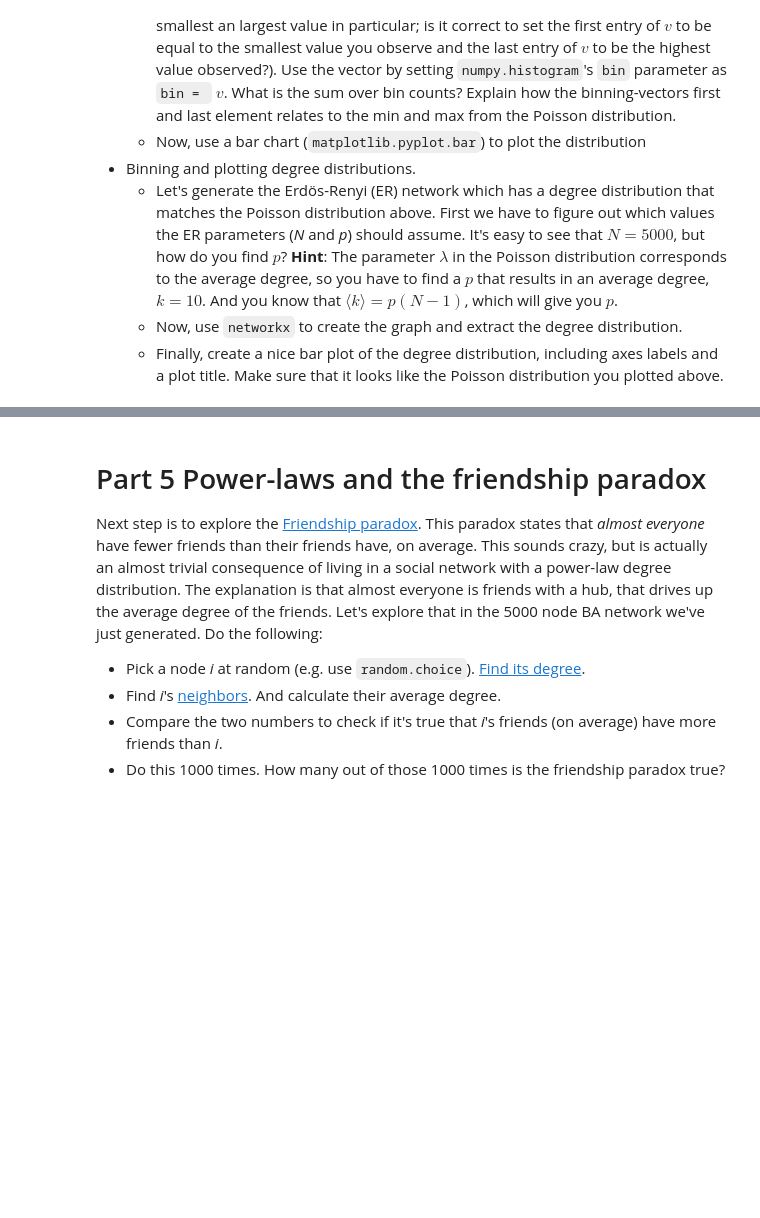
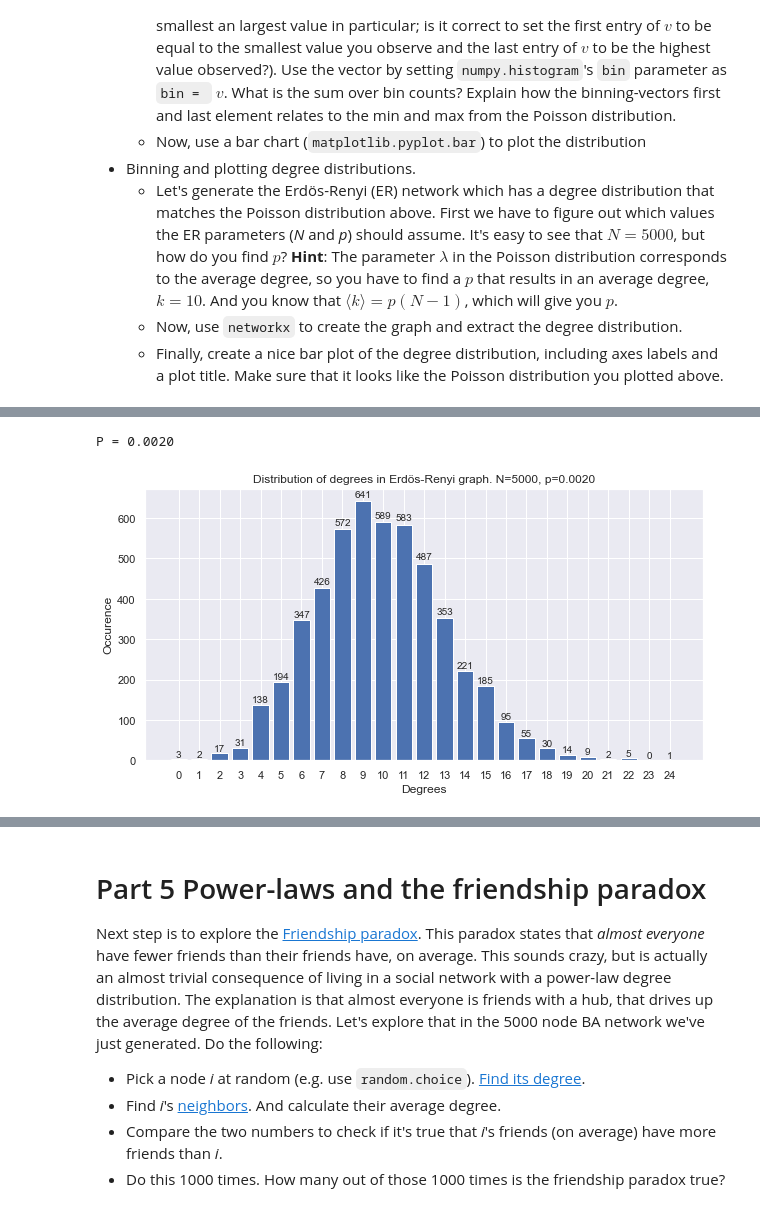
Before and after one commit to Moesen/socialgraphs2021, a Jupyter notebook: Assignment1/Assignment1Gustav.ipynb, the cells around one changed output, grey strips where cells are left out. Cells and saved outputs as stored; diff of their text form; code cells hidden in the pictures; blank space fills up the shorter version.

```diff
--- a/Assignment1/Assignment1Gustav.ipynb
+++ b/Assignment1/Assignment1Gustav.ipynb
@@ -30,3 +115,29 @@ First we have to figure out which values the ER parameters (_N_ and _p_) should
+# %%
+# Calculating p
+N, k = 5000, 10
+p = k/(N-1)
+print(f"P = {p:.4f}")
+
+# Creating graph
+G = nx.generators.random_graphs.erdos_renyi_graph(N, p, seed=42)
+
+# Creating barchart
+plt.subplots(1, 1, figsize=(10, 5))
+
+hist = nx.degree_histogram(G)
+plt.bar([x for x in range(len(hist))], hist)
+plt.xticks([x for x in range(len(hist))])
+
+for x, y in zip([x for x in range(len(hist))], hist):
+    plt.text(x, y*1.01, y, verticalalignment="bottom", horizontalalignment="center")
+
+plt.xlabel("Degrees")
+plt.ylabel("Occurence")
+plt.title(f"Distribution of degrees in Erdös-Renyi graph. N={N}, p={p:.4f}")
+plt.show()
+# %% [output]
+P = 0.0020
+[figure, added]
 # %% [markdown]
 # Part 2: Random networks and plotting in `networkx`
 
```
Also changed, not shown: parts of 16 cells of this notebook, 1 other file.
